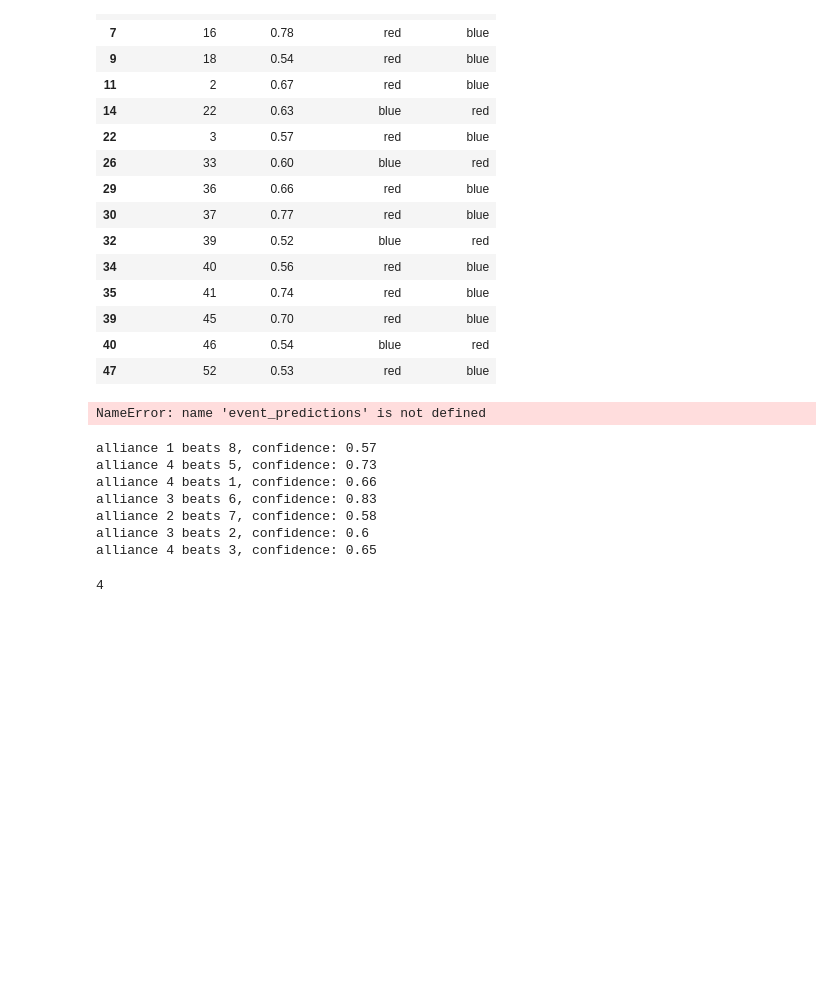
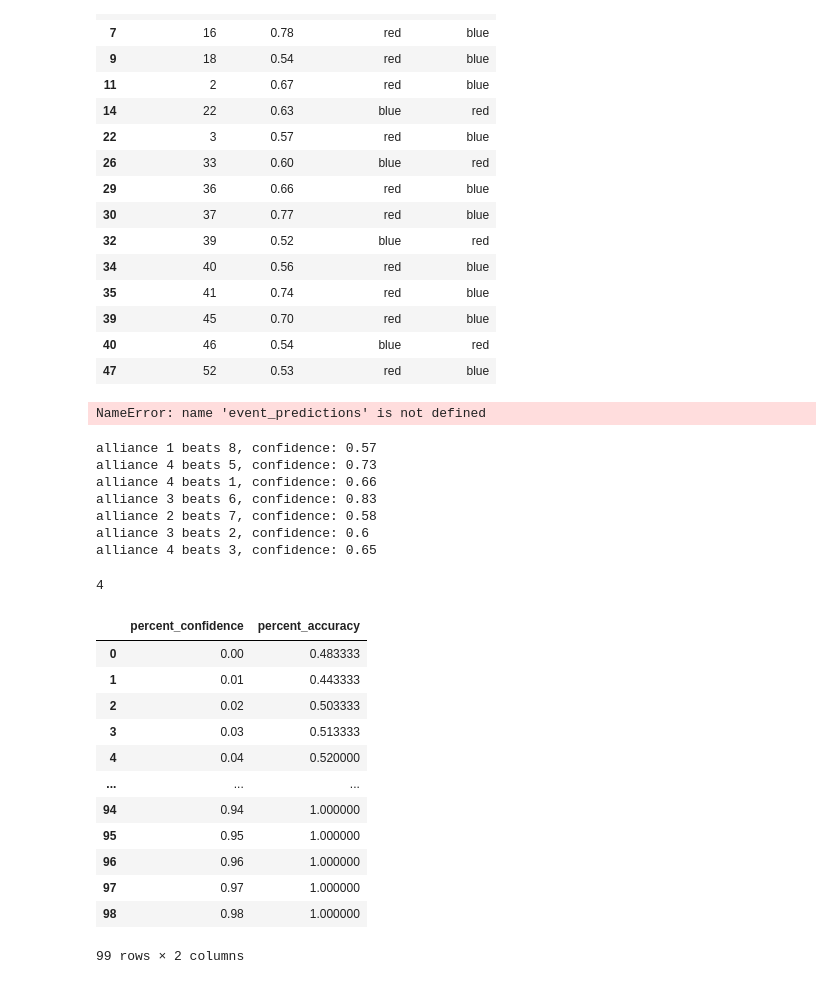
Before and after one commit to morzack/Sakurajima-Scouting, a Jupyter notebook: week-2.ipynb, the cells around one changed output. Drawn from its saved outputs; the diff is of its cells as text; code cells hidden in the pictures; blank space fills up the shorter version.

```diff
--- a/week-2.ipynb
+++ b/week-2.ipynb
@@ -556,3 +556,45 @@ alliance 2 beats 7, confidence: 0.58
 alliance 3 beats 2, confidence: 0.6
 alliance 4 beats 3, confidence: 0.65
 4
+# %%
+# repeat of the stuff to determine model accuracy at confidence levels
+confidence_results = []
+for confidence in range(0, 99):
+    percent_confidence = confidence / 100
+    correct_predictions = total_predictions = 0
+    for _, match in qualification_matches.sample(n=300).iterrows():
+        red_alliance_keys = [match['red_1_key'], match['red_2_key'], match['red_3_key']]
+        blue_alliance_keys = [match['blue_1_key'], match['blue_2_key'], match['blue_3_key']]
+
+        red_interval = score_model_complete.predict_alliance_confidence(red_alliance_keys, percent_confidence)
+        blue_interval = score_model_complete.predict_alliance_confidence(blue_alliance_keys, percent_confidence)
+
+        if not ((red_interval[0] < blue_interval[0] < red_interval[1])
+                or (red_interval[0] < blue_interval[1] < red_interval[1])
+                or (blue_interval[0] < red_interval[0] < blue_interval[1])
+                or (blue_interval[0] < red_interval[1] < blue_interval[1])):
+            total_predictions += 1
+
+            actual_victor = 'red' if match['red_points_scored'] > match['blue_points_scored'] else 'blue'
+            predicted_victor = 'red' if red_interval[0] > blue_interval[1] else 'blue'
+            if actual_victor == predicted_victor:
+                correct_predictions += 1
+
+    percent_accuracy = correct_predictions / total_predictions
+    confidence_results.append([percent_confidence, percent_accuracy])
+confidence_results_df = pd.DataFrame(confidence_results, columns=['percent_confidence', 'percent_accuracy'])
+confidence_results_df
+# %% [output]
+|  | percent_confidence | percent_accuracy |
+| 0 | 0.00 | 0.483333 |
+| 1 | 0.01 | 0.443333 |
+| 2 | 0.02 | 0.503333 |
+| 3 | 0.03 | 0.513333 |
+| 4 | 0.04 | 0.520000 |
+| ... | ... | ... |
+| 94 | 0.94 | 1.000000 |
+| 95 | 0.95 | 1.000000 |
+| 96 | 0.96 | 1.000000 |
+| 97 | 0.97 | 1.000000 |
+| 98 | 0.98 | 1.000000 |
+99 rows × 2 columns
```
Also changed, not shown: parts of 3 cells of this notebook, 3 other files.
